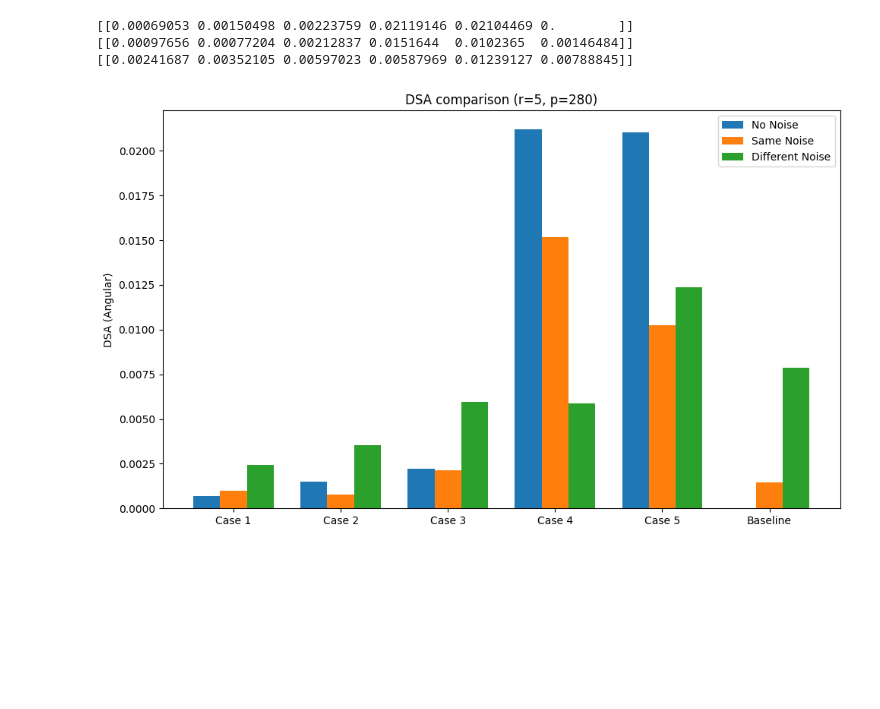
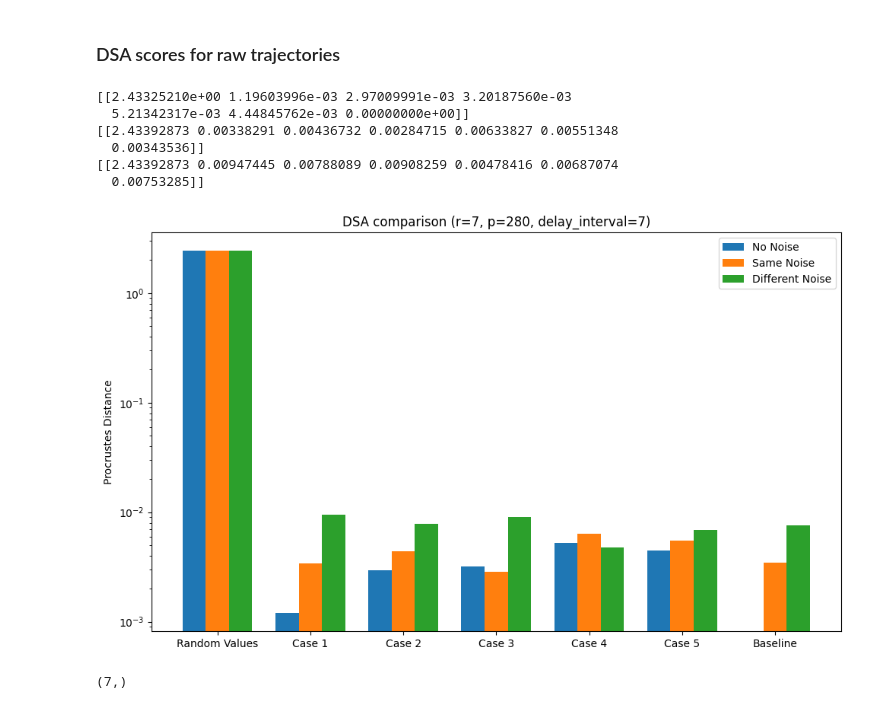
Before and after one commit to walligot/don_thesis, a Jupyter notebook: dsa_colab.ipynb, the cells around one changed output. Drawn from its saved outputs; the diff is of its cells as text; code cells hidden in the pictures; blank space fills up the shorter version.

```diff
--- a/dsa_colab.ipynb
+++ b/dsa_colab.ipynb
@@ -669,3 +987,5 @@ plot_multiple_trajectories(twobitrnn, models_col_1, col_1_titles, input_transiti
+# %% [markdown]
+### DSA scores for raw trajectories
 # %%
 import DSA
 
@@ -691,9 +1011,9 @@ baseline_hs_no_noise = get_hs_for_dsa(twobitrnn, full_square, n_bits=twobitrnn.n
 noise_std = 0.01
 baseline_hs_noise_1 = get_hs_for_dsa(twobitrnn, full_square, n_bits=twobitrnn.n_bits, add_noise=True)
 
-hs_no_noise = []
-hs_noise_1 = []
-hs_noise_2 = []
+hs_no_noise = [random_tensor]
+hs_noise_1 = [random_tensor]
+hs_noise_2 = [random_tensor]
 for i in range(len(dsa_models)):
     hs_no_noise.append(get_hs_for_dsa(dsa_models[i], dsa_inputs[i], n_bits=dsa_models[i].n_bits))
     noise_std = 0.01
@@ -702,50 +1022,28 @@ for i in range(len(dsa_models)):
     hs_noise_2.append(get_hs_for_dsa(dsa_models[i], dsa_inputs[i], n_bits=dsa_models[i].n_bits, add_noise=True))
 
 
+
 noise_std = 0.015
 
 p=280
-r=5
+r=7
+delay_interval=5
 
-dsa_model_no_noise = DSA.dsa.DSA(baseline_hs_no_noise, hs_no_noise, rank=r, n_delays=p, score_method = "angular", device='cuda')
-dsa_scores_no_noise = dsa_model_no_noise.fit_score()
+#dsa_model_no_noise = DSA.dsa.DSA(baseline_hs_no_noise, hs_no_noise, rank=r, n_delays=p, score_method = "angular", device=device)
+dsa_scores_no_noise = DSA.dsa.DSA(baseline_hs_no_noise, hs_no_noise, rank=r, n_delays=p, delay_interval=delay_interval, score_method = "angular", device=device).fit_score()
 print(dsa_scores_no_noise)
 
-dsa_model_noise_1 = DSA.dsa.DSA(baseline_hs_noise_1, hs_noise_1, rank=r, n_delays=p, score_method = "angular", device='cuda')
-dsa_scores_noise_1 = dsa_model_noise_1.fit_score()
+#dsa_model_noise_1 = DSA.dsa.DSA(baseline_hs_noise_1, hs_noise_1, rank=r, n_delays=p, score_method = "angular", device=device)
+dsa_scores_noise_1 = DSA.dsa.DSA(baseline_hs_noise_1, hs_noise_1, rank=r, n_delays=p, delay_interval=delay_interval, score_method = "angular", device=device).fit_score()
 print(dsa_scores_noise_1)
 
-dsa_model_noise_2 = DSA.dsa.DSA(baseline_hs_noise_1, hs_noise_2, rank=r, n_delays=p, score_method = "angular", device='cuda')
-dsa_scores_noise_2 = dsa_model_noise_2.fit_score()
+#dsa_model_noise_2 = DSA.dsa.DSA(baseline_hs_noise_1, hs_noise_2, rank=r, n_delays=p, score_method = "angular", device=device)
+dsa_scores_noise_2 = DSA.dsa.DSA(baseline_hs_noise_1, hs_noise_2, rank=r, n_delays=p, delay_interval=delay_interval, score_method = "angular", device=device).fit_score()
 print(dsa_scores_noise_2)
 # %% [output]
-[[0.00069053 0.00150498 0.00223759 0.02119146 0.02104469 0.        ]]
-[[0.00097656 0.00077204 0.00212837 0.0151644  0.0102365  0.00146484]]
-[[0.00241687 0.00352105 0.00597023 0.00587969 0.01239127 0.00788845]]
+[[2.43325210e+00 1.19603996e-03 2.97009991e-03 3.20187560e-03
+  5.21342317e-03 4.44845762e-03 0.00000000e+00]]
+[[2.43392873 0.00338291 0.00436732 0.00284715 0.00633827 0.00551348
+  0.00343536]]
+[[2.43392873 0.00947445 0.00788089 0.00908259 0.00478416 0.00687074
+  0.00753285]]
-# %%
-import matplotlib.pyplot as plt
-import numpy as np
-
-def plot_grouped_bars(list1, list2, list3, labels, title="Grouped Bar Chart"):
-    n = len(labels)
-    ind = np.arange(n)  # x locations for groups
-    width = 0.25  # bar width
-
-    fig, ax = plt.subplots(figsize=(10, 6))
-    ax.bar(ind - width, list1, width, label='No Noise', color='C0')
-    ax.bar(ind, list2, width, label='Same Noise', color='C1')
-    ax.bar(ind + width, list3, width, label='Different Noise', color='C2')
-
-    ax.set_xticks(ind)
-    ax.set_xticklabels(labels)
-    ax.legend()
-    ax.set_ylabel('DSA (Angular)')
-    ax.set_title(title)
-    plt.tight_layout()
-    plt.show()
-
-bar_titles = ["Case 1", "Case 2", "Case 3", "Case 4", "Case 5", "Baseline"]
-plot_title = "DSA comparison (r=5, p=280)"
-plot_grouped_bars(dsa_scores_no_noise[0], dsa_scores_noise_1[0], dsa_scores_noise_2[0], bar_titles, plot_title)
-# %% [output]
-[figure, old version]
@@ -810,0 +1050,10 @@ def estimate_transition_lengths(hidden_states, fixed_points,pca_dim=2):
+# %%
+bar_titles = ["Random Values", "Case 1", "Case 2", "Case 3", "Case 4", "Case 5", "Baseline"]
+plot_title = "DSA comparison (r=7, p=280, delay_interval=7)"
+plot_grouped_bars(dsa_scores_no_noise[0], dsa_scores_noise_1[0], dsa_scores_noise_2[0], bar_titles, plot_title, log_scale=True)
+# %% [output]
+[figure, added]
+# %%
+dsa_scores_noise_2[0].shape
+# %% [output]
+(7,)
```
Also changed, not shown: parts of 62 cells of this notebook.
